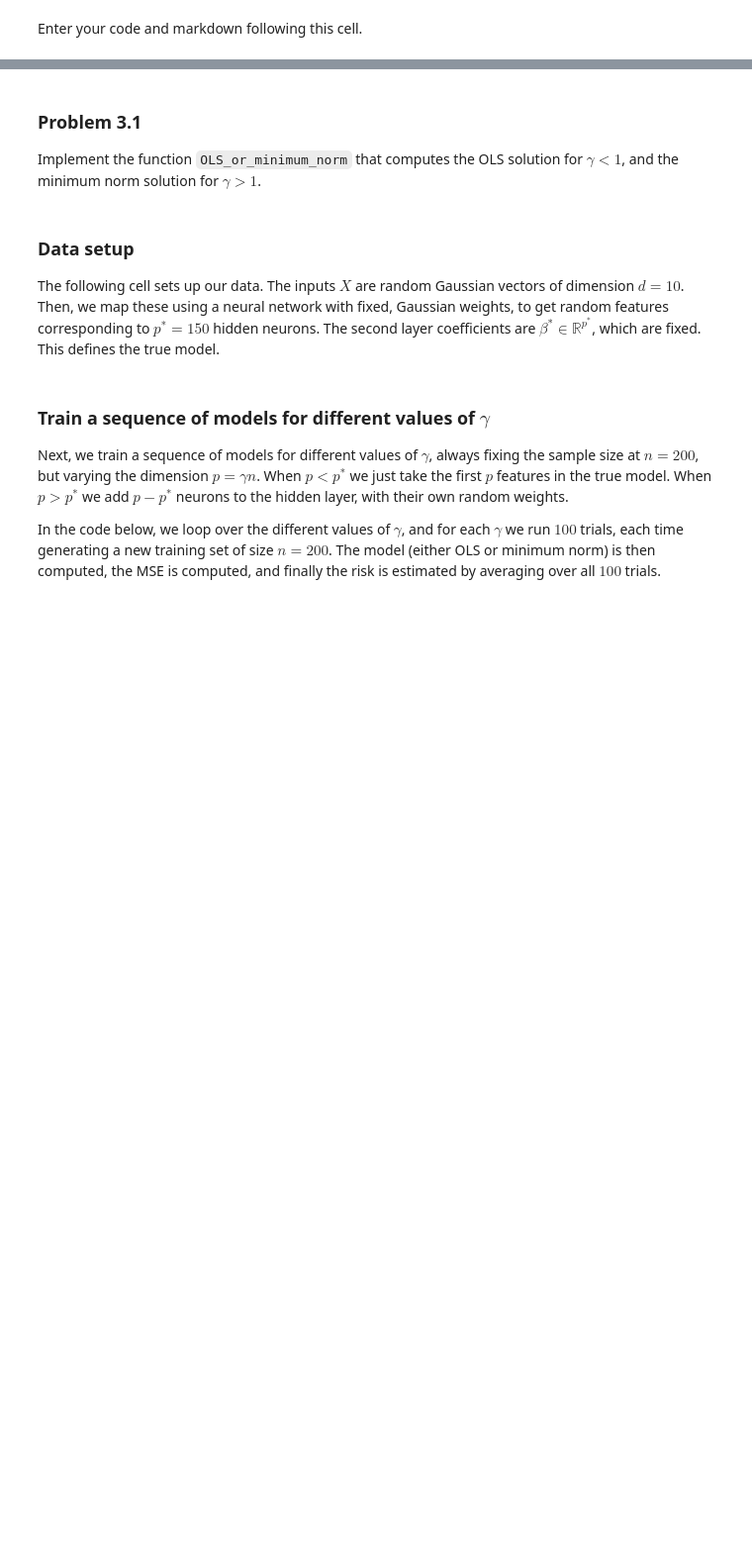
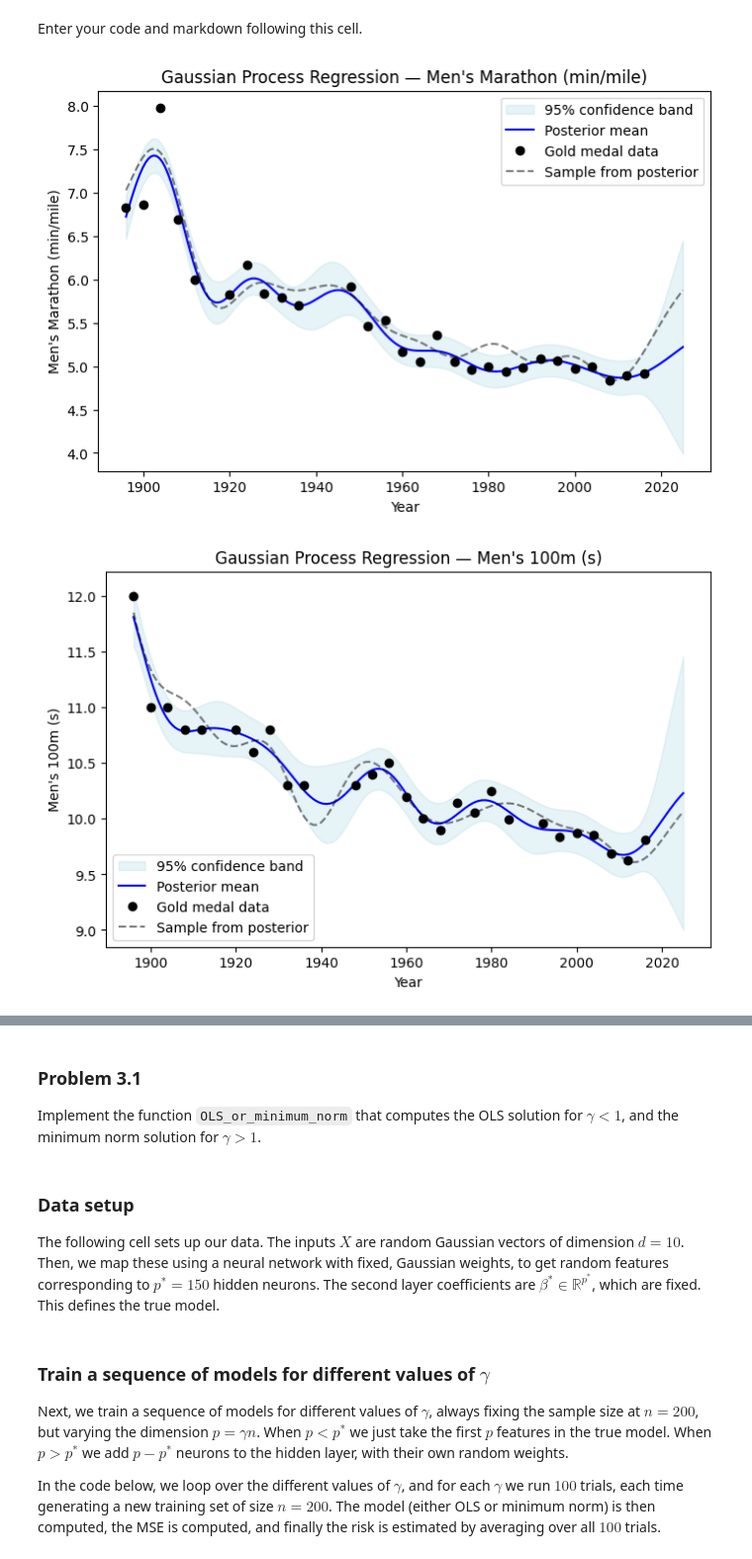
Before and after one commit to BonniePappas/Intermediate-ML, a Jupyter notebook: assignments/assn2/assn2.ipynb, the cells around one changed output, grey strips where cells are left out. Shown at 99% size. Cells and saved outputs as stored; diff of their text form; code cells hidden in the pictures; blank space fills up the shorter version.

```diff
--- a/assignments/assn2/assn2.ipynb
+++ b/assignments/assn2/assn2.ipynb
@@ -889,0 +1101,56 @@ Enter your code and markdown following this cell.
+# %%
+url = "https://raw.githubusercontent.com/YData123/sds365-fa25/main/demos/gaussian_processes/olympic_results.csv"
+dat = pd.read_csv(url)
+
+
+def time_to_seconds(t):
+    parts = [float(x) for x in t.split(":")]
+    if len(parts) == 3:   # h:m:s
+        return parts[0]*3600 + parts[1]*60 + parts[2]
+    elif len(parts) == 2: # m:s
+        return parts[0]*60 + parts[1]
+    else:
+        return parts[0]
+
+
+events_to_analyze = [
+    ("Marathon Men", "Men's Marathon (min/mile)"),
+    ("100M Men", "Men's 100m (s)"),
+    ("Pole Vault Men", "Men's Pole Vault (m)"),
+    ("800M Women", "Women's 800m (s)"),
+    ("High Jump Women", "Women's High Jump (m)"),
+    ("Marathon Women", "Women's Marathon (min/mile)")
+]
+
+
+for event_name_raw, event_label in events_to_analyze:
+    df = dat[(dat["Event"] == event_name_raw) & (dat["Medal"] == "G")].sort_values("Year")
+    year = np.array(df["Year"])
+
+
+    if "Marathon" in event_name_raw:
+        res = []
+        for tm in np.array(df["Result"]):
+            t = np.array(tm.split(":"), dtype=float)
+            minutes_per_mile = (t[0]*60*60 + t[1]*60 + t[2]) / (60*26.2)
+            res.append(minutes_per_mile)
+        result = np.round(res, 2)
+    elif any(k in event_name_raw for k in ["100M", "200M", "400M", "800M"]):
+        result = np.array([time_to_seconds(x) for x in df["Result"]])
+    elif "Vault" in event_name_raw or "Jump" in event_name_raw or "Throw" in event_name_raw:
+        result = np.array(df["Result"], dtype=float)
+    else:
+        result = np.array(df["Result"], dtype=float)
+
+
+    gp_olympic_event(
+        year=year,
+        result=result,
+        kernel=lambda x1, x2: rbf_kernel(x1, x2, length_scale=10.0, variance=1.0),
+        mean_func=lambda x: constant_mean(x, c=result.mean()),
+        noise=0.02,
+        event_name=event_label
+    )
+# %% [output]
+[figure, added]
+[figure, added]
```
Also changed, not shown: parts of 28 cells of this notebook.
